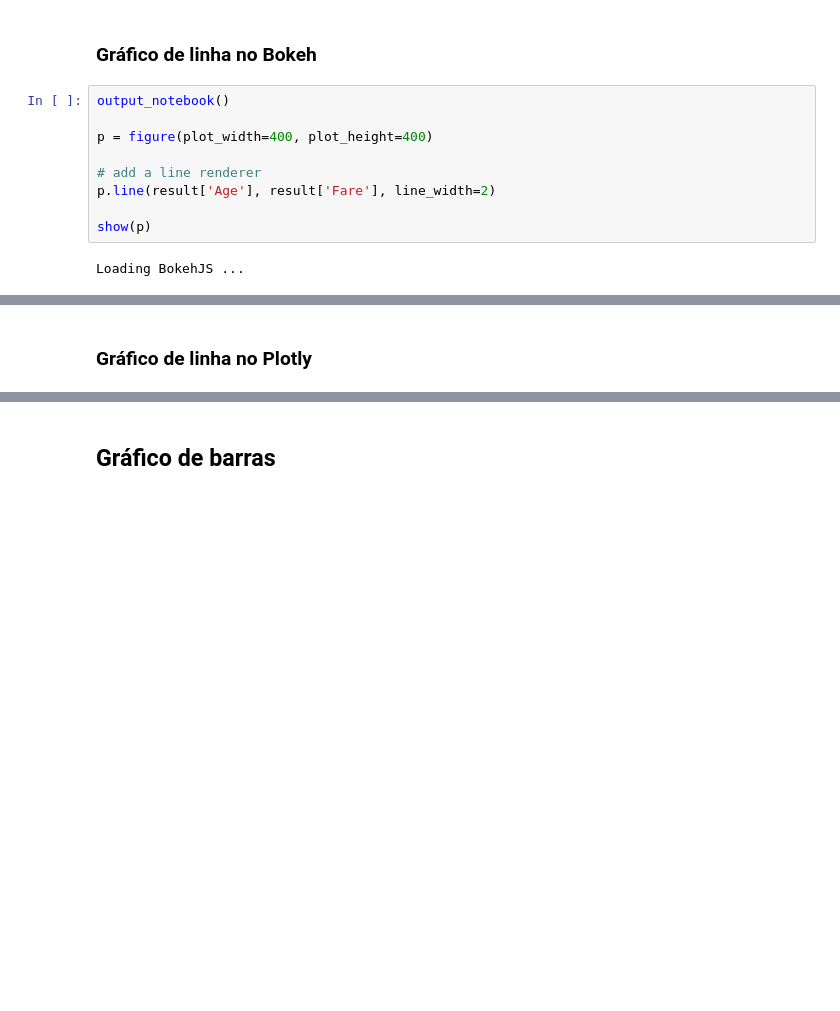
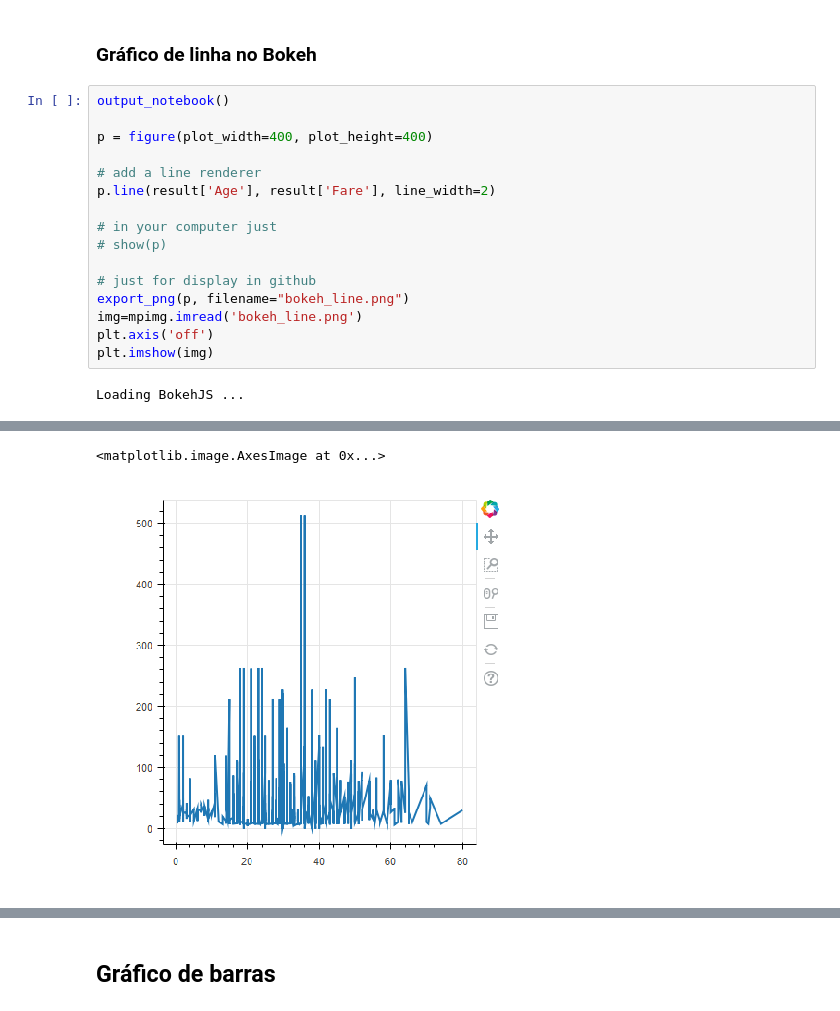
Before and after one commit to MathMachado/complete_data_visualization_with_python, a Jupyter notebook: A_complete_data_visualization_with_python.ipynb, the cells around one changed output, grey strips where cells are left out. Cells and saved outputs as stored; diff of their text form; blank space fills up the shorter version.

```diff
--- a/A_complete_data_visualization_with_python.ipynb
+++ b/A_complete_data_visualization_with_python.ipynb
@@ -128,7 +130,14 @@ p = figure(plot_width=400, plot_height=400)
 # add a line renderer
 p.line(result['Age'], result['Fare'], line_width=2)
 
-show(p)
+# in your computer just
+# show(p)
+
+# just for display in github
+export_png(p, filename="bokeh_line.png")
+img=mpimg.imread('bokeh_line.png')
+plt.axis('off')
+plt.imshow(img)
 # %% [output]
 Loading BokehJS ...
 [interactive output not drawn]
@@ -137,2 +144,2 @@ Loading BokehJS ...
+<matplotlib.image.AxesImage at 0x...>
+[figure, added]
-# %% [markdown]
-<h3>Gráfico de linha no Plotly</h3>
```
Also changed, not shown: parts of 50 cells of this notebook, 10 other files.
